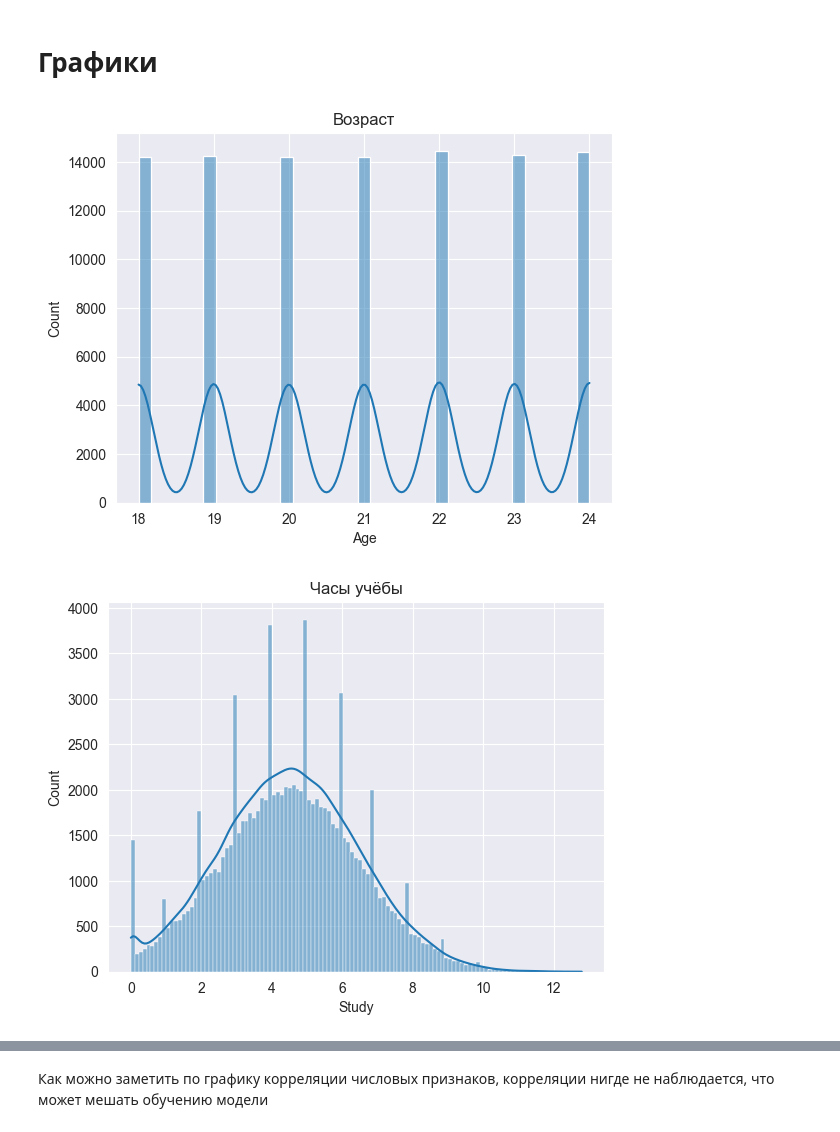
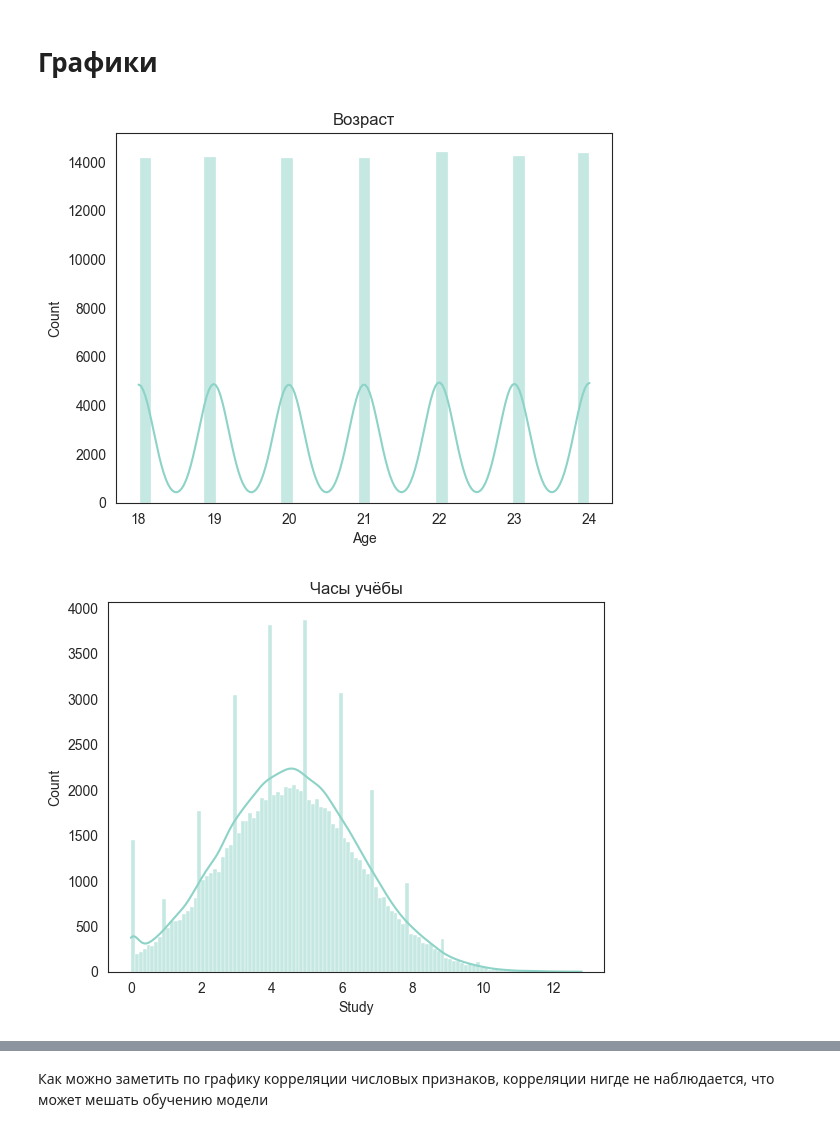
Before and after one commit to kat10n/Datascience_labs, a Jupyter notebook: Lab1/Lab1.ipynb, the cells around one changed output, grey strips where cells are left out. Saved outputs shown, nothing was run; the diff lists cells and outputs as text; code cells hidden in the pictures.

```diff
--- a/Lab1/Lab1.ipynb
+++ b/Lab1/Lab1.ipynb
@@ -83,17 +92,18 @@ df = df.rename(columns={'Study_Hours': 'Study'})
 # %% [markdown]
 # Графики
 # %%
+sns.set_style("white")
 sns.histplot(df['Age'], kde=True)
 plt.title("Возраст")
 plt.show()
 # %% [output]
-[figure, old version]
+[figure, new version]
 # %%
 sns.histplot(df['Study'], kde=True)
 plt.title("Часы учёбы")
 plt.show()
 # %% [output]
-[figure, old version]
+[figure, new version]
 # %%
 sns.histplot(df['Sleep'], kde=True)
 plt.title("Часы сна")
```
Also changed, not shown: parts of 33 cells of this notebook.
